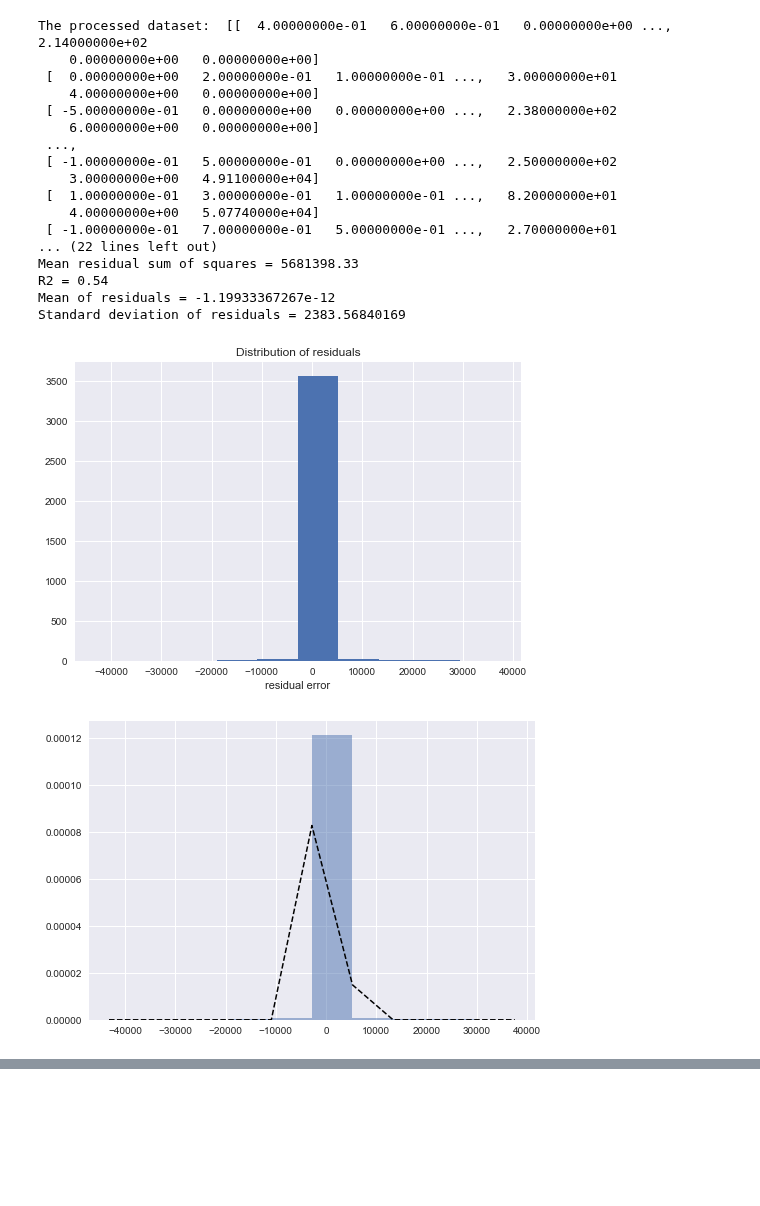
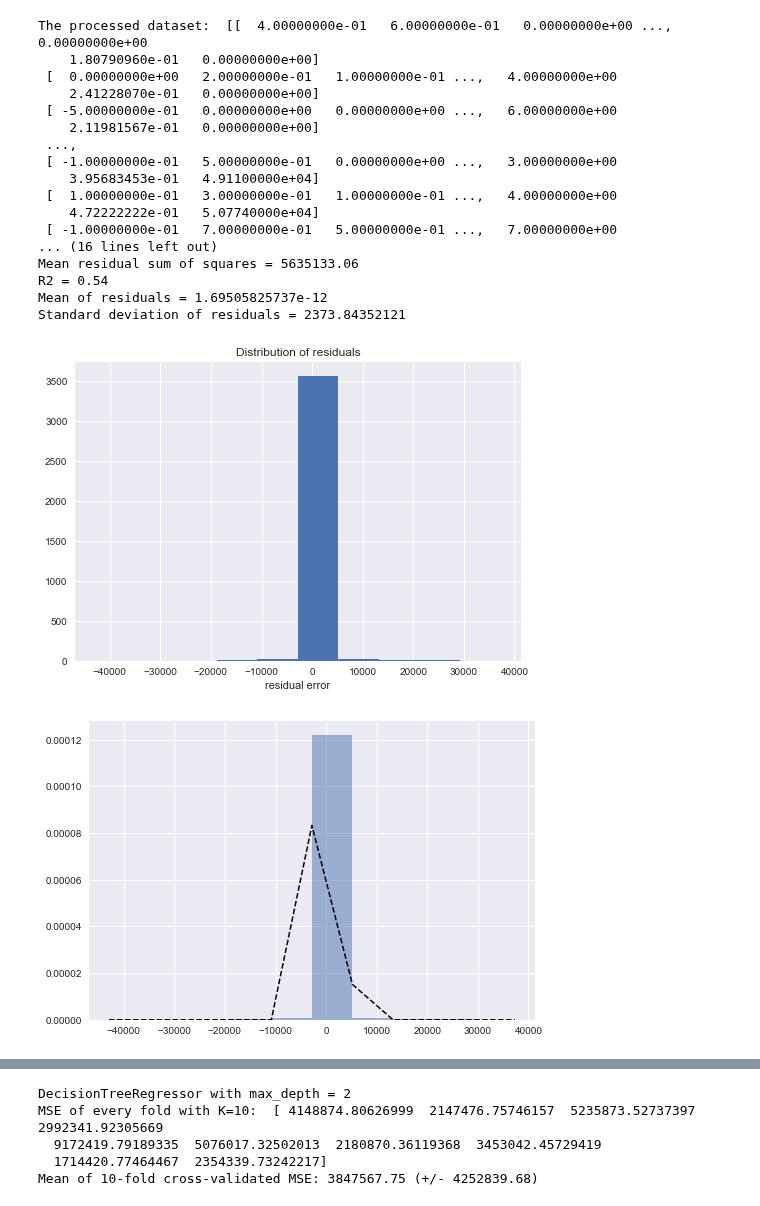
Before and after one commit to pjmedina/popularitybot, a Jupyter notebook: data/Supervised_Popularitybot.ipynb, the cells around one changed output, grey strips where cells are left out. Drawn from its saved outputs; the diff is of its cells as text; code cells hidden in the pictures; blank space fills up the shorter version.

Commit message:
Decision tree regressor

```diff
--- a/data/Supervised_Popularitybot.ipynb
+++ b/data/Supervised_Popularitybot.ipynb
@@ -14,6 +14,7 @@ from sklearn import preprocessing
 from sklearn.preprocessing import LabelEncoder
 from sklearn.model_selection import KFold
 from sklearn.model_selection import cross_val_score
+from sklearn.tree import DecisionTreeRegressor
 #from sklearn.cross_validation import cross_val_score, cross_val_predic
 
 #evaluate packages
@@ -30,7 +31,7 @@ from sklearn.linear_model import Ridge
 from sklearn.model_selection import learning_curve
 from sklearn.svm import SVC
 
-dataset = pd.read_csv('popularitybot_datamodel2.csv')
+dataset = pd.read_csv('popularitybot_datamodel_reduceclass_hours.csv')
 dataset.isnull().any()
 dataset.head()
 dataset.describe()
@@ -58,6 +59,7 @@ vision_blue =  dataset.vision_blue.values.reshape((len(dataset.vision_blue), 1))
 vision_green =  dataset.vision_green.values.reshape((len(dataset.vision_green), 1))
 vision_red =  dataset.vision_red.values.reshape((len(dataset.vision_red), 1))
 post_age =  dataset.post_age.values.reshape((len(dataset.post_age), 1))
+post_prop =  dataset.post_prop.values.reshape((len(dataset.post_prop), 1))
 
 
 
@@ -102,7 +104,8 @@ transformed_user_verified  = enc.transform(user_verified).toarray()
 # prepare datasets to be fed in the regression model
 #predict post_score given all other EV
 CV =  dataset.post_score.values.reshape((len(dataset.post_score), 1))
-data = np.concatenate((language_content_score,language_content_magnitude,language_title_score,language_title_magnitude,transformed_post_domain,transformed_post_gilded,transformed_post_hide_score,transformed_post_subreddit,transformed_post_is_reddit_media_domain,post_num_comments,post_num_crossposts,transformed_post_over_18,user_comment_karma,transformed_user_is_gold,transformed_user_is_mod,user_link_karma,transformed_user_verified,vision_blue,vision_green,vision_red,post_age,), axis=1)
+CV_transformed = np.concatenate((CV,CV,CV,CV,CV,CV,CV,CV,CV,CV,CV,CV,CV,CV,CV,CV,CV,CV,CV,CV,CV,CV,CV,CV,CV,CV,CV,CV,CV,CV,CV,CV,CV,CV,CV,CV,CV,CV,CV,CV,CV,CV), axis=1)
+data = np.concatenate((language_content_score,language_content_magnitude,language_title_score,language_title_magnitude,transformed_post_domain,transformed_post_gilded,transformed_post_hide_score,transformed_post_subreddit,transformed_post_is_reddit_media_domain,post_num_comments,post_num_crossposts,transformed_post_over_18,user_comment_karma,transformed_user_is_gold,transformed_user_is_mod,user_link_karma,transformed_user_verified,vision_blue,vision_green,vision_red,post_age,post_prop), axis=1)
 print("The processed dataset: ", np.concatenate((data, CV), axis=1))
 
 # Create linear regression object
@@ -124,50 +127,72 @@ print("Mean residual sum of squares = %.2f"
 print('R2 = %.2f' % regr.score(data,CV))
 
 
 # to see how the residual errors behave
 residual_error = CV - predicted_results
 print("Mean of residuals =", np.mean(residual_error))
 print("Standard deviation of residuals =", np.std(residual_error))
 
 
 # distribution of residuals
 plt.figure(6)
 plt.hist(residual_error)
 plt.title("Distribution of residuals")
 plt.xlabel("residual error")
 plt.show()
 
 # distribution of residuals with normal distribution
 plt.figure(7)
 n, bins, patches = plt.hist(residual_error, 10, normed=1,  alpha = 0.5)
 y_pdf = P.normpdf(bins, np.mean(residual_error), np.std(residual_error))
 l = P.plot(bins, y_pdf, 'k--', linewidth=1.5)
 plt.show()
 
+# set up k-fold cross-validation
+kf = KFold(n_splits=10, shuffle=True, random_state=0)
 
-#calculating 10 fold corss validation results
+# calculating 10 fold cross validation results
 model = linear_model.LinearRegression()
-kf = KFold(n_splits=10, shuffle=True, random_state=0)
-scores = cross_val_score(model, data, CV, scoring = 'neg_mean_squared_error', cv=kf)
+scores = cross_val_score(model, data, CV, scoring='neg_mean_squared_error', cv=kf)
 print("MSE of every fold with K=10: ", abs(scores))
 print("Mean of 10-fold cross-validated MSE: %0.2f (+/- %0.2f)" % (abs(scores.mean()), scores.std() * 2))
+
+
+for i in range(1,12):
+    regression_tree = DecisionTreeRegressor(random_state=24, max_depth=i)
+    dtr = cross_val_score(regression_tree, data, CV_transformed, scoring='neg_mean_squared_error', cv=kf, n_jobs=1)
+    print("DecisionTreeRegressor with max_depth = {0}".format(i))
+    print("MSE of every fold with K=10: ", abs(dtr))
+    print("Mean of 10-fold cross-validated MSE: %0.2f (+/- %0.2f)" % (abs(dtr.mean()), dtr.std() * 2))
+
+    regression_tree.fit(data, CV_transformed)
+
+    y_1 = regression_tree.predict(data)
+
+    plt.figure()
+    plt.scatter(data, CV_transformed, c="k", label="training samples") # breaks here
+    plt.plot(data, y_1, c="g", linewidth=2)
+    plt.xlabel("data")
+    plt.ylabel("target")
+    plt.title("Boosted Decision Tree Regression")
+    plt.legend()
+    plt.show()
 # %% [output]
-The processed dataset:  [[  4.00000000e-01   6.00000000e-01   0.00000000e+00 ...,   2.14000000e+02
-    0.00000000e+00   0.00000000e+00]
- [  0.00000000e+00   2.00000000e-01   1.00000000e-01 ...,   3.00000000e+01
-    4.00000000e+00   0.00000000e+00]
- [ -5.00000000e-01   0.00000000e+00   0.00000000e+00 ...,   2.38000000e+02
-    6.00000000e+00   0.00000000e+00]
+The processed dataset:  [[  4.00000000e-01   6.00000000e-01   0.00000000e+00 ...,   0.00000000e+00
+    1.80790960e-01   0.00000000e+00]
+ [  0.00000000e+00   2.00000000e-01   1.00000000e-01 ...,   4.00000000e+00
+    2.41228070e-01   0.00000000e+00]
+ [ -5.00000000e-01   0.00000000e+00   0.00000000e+00 ...,   6.00000000e+00
+    2.11981567e-01   0.00000000e+00]
  ...,
- [ -1.00000000e-01   5.00000000e-01   0.00000000e+00 ...,   2.50000000e+02
-    3.00000000e+00   4.91100000e+04]
- [  1.00000000e-01   3.00000000e-01   1.00000000e-01 ...,   8.20000000e+01
-    4.00000000e+00   5.07740000e+04]
- [ -1.00000000e-01   7.00000000e-01   5.00000000e-01 ...,   2.70000000e+01
-... (22 lines left out)
-Mean residual sum of squares = 5681398.33
+ [ -1.00000000e-01   5.00000000e-01   0.00000000e+00 ...,   3.00000000e+00
+    3.95683453e-01   4.91100000e+04]
+ [  1.00000000e-01   3.00000000e-01   1.00000000e-01 ...,   4.00000000e+00
+    4.72222222e-01   5.07740000e+04]
+ [ -1.00000000e-01   7.00000000e-01   5.00000000e-01 ...,   7.00000000e+00
+... (16 lines left out)
+Mean residual sum of squares = 5635133.06
 R2 = 0.54
-Mean of residuals = -1.19933367267e-12
-Standard deviation of residuals = 2383.56840169
+Mean of residuals = 1.69505825737e-12
+Standard deviation of residuals = 2373.84352121
-[figure, old version]
+[figure, new version]
 [figure]
@@ -177,0 +209,5 @@ Mean of 10-fold cross-validated MSE: 6454366.01 (+/- 5133436.95)
+DecisionTreeRegressor with max_depth = 2
+MSE of every fold with K=10:  [ 4148874.80626999  2147476.75746157  5235873.52737397  2992341.92305669
+  9172419.79189335  5076017.32502013  2180870.36119368  3453042.45729419
+  1714420.77464467  2354339.73242217]
+Mean of 10-fold cross-validated MSE: 3847567.75 (+/- 4252839.68)
```
Also changed, not shown: parts of 1 cell of this notebook, 1 other file.
